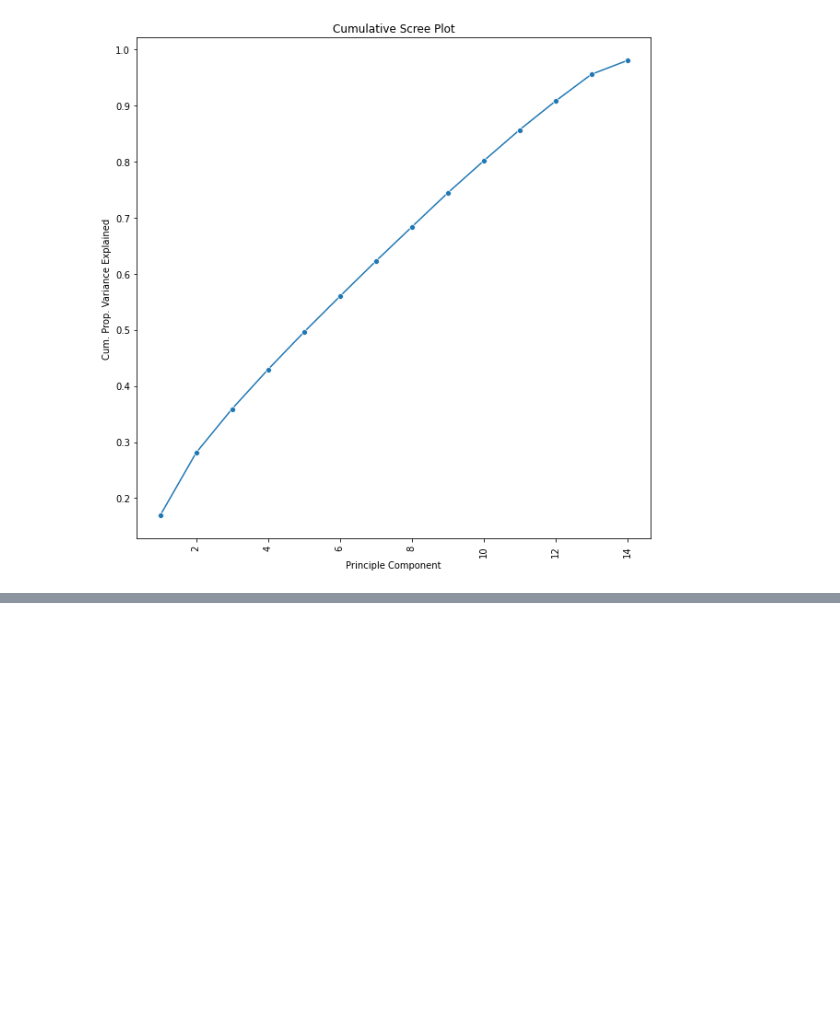
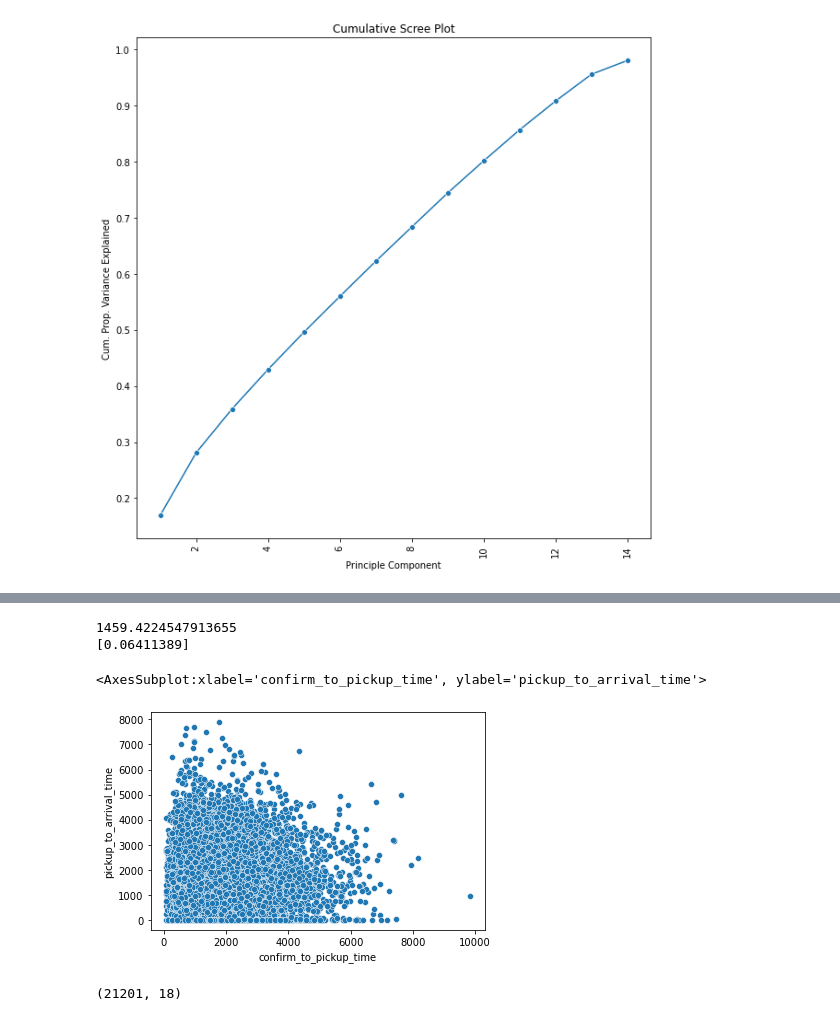
Before and after one commit to jeremylee73/ix-sendy-logistics, a Jupyter notebook: sendy-logistics.ipynb, the cells around one changed output, grey strips where cells are left out. Drawn from its saved outputs; the diff is of its cells as text; code cells hidden in the pictures; blank space fills up the shorter version.

```diff
--- a/sendy-logistics.ipynb
+++ b/sendy-logistics.ipynb
@@ -157,0 +192,14 @@ train_pcs.head()
+# %%
+model.fit(X=train[["confirm_to_pickup_time"]], y=train["pickup_to_arrival_time"])
+print(model.intercept_)
+print(model.coef_)
+sns.scatterplot(x="confirm_to_pickup_time", y="pickup_to_arrival_time", data=train)
+# %% [output]
+1459.4224547913655
+[0.06411389]
+<AxesSubplot:xlabel='confirm_to_pickup_time', ylabel='pickup_to_arrival_time'>
+[figure, added]
+# %%
+train.shape
+# %% [output]
+(21201, 18)
```
Also changed, not shown: parts of 6 cells of this notebook, 1 other file.
